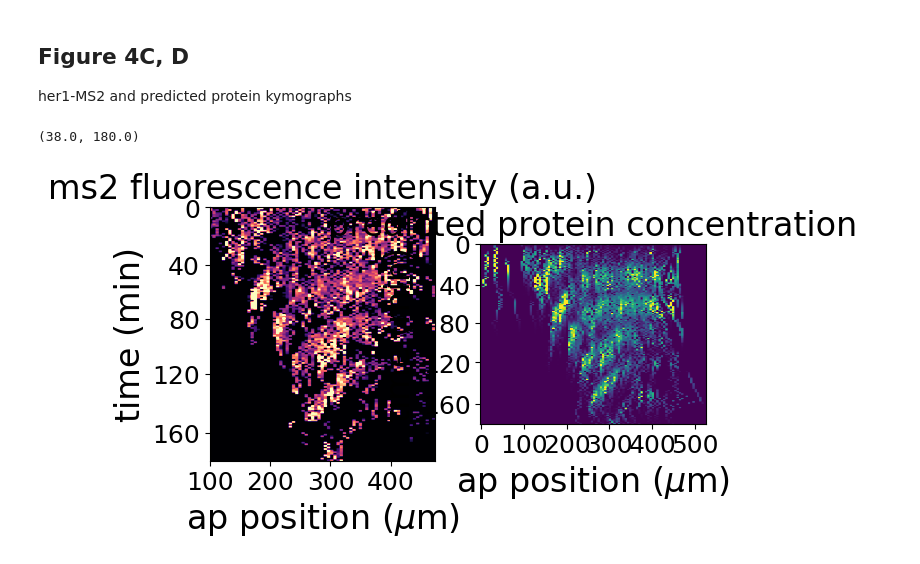
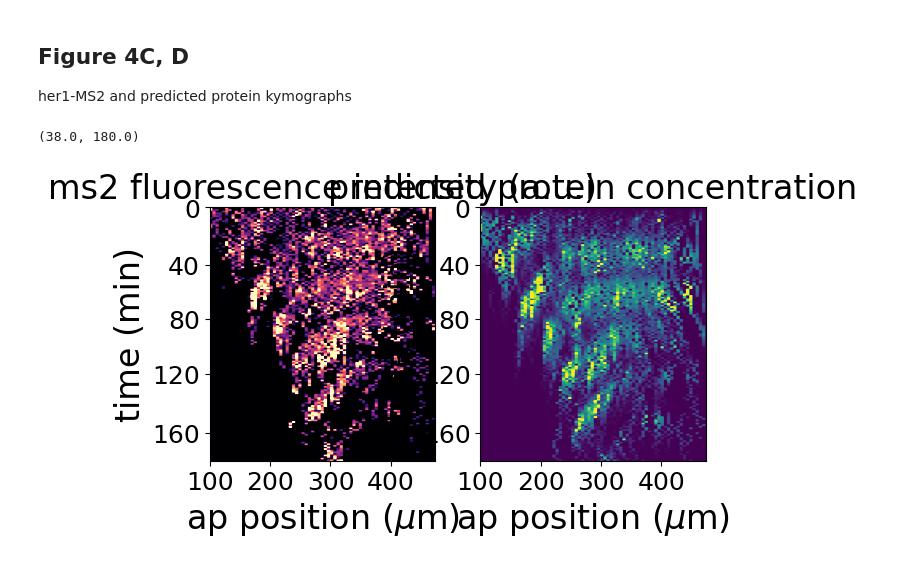
Before and after one commit to GarciaLab/zebrafish-ms2-paper, a Jupyter notebook: notebooks/Fig4.ipynb, the cells around one changed output. Drawn from its saved outputs; the diff is of its cells as text; code cells hidden in the pictures.

```diff
--- a/notebooks/Fig4.ipynb
+++ b/notebooks/Fig4.ipynb
@@ -16,10 +16,11 @@ import matplotlib.pyplot as plt
 from matplotlib import rc
 # %%
 """specify the paths to the required datasets"""
-path_to_dataset1 = "ADD_PATH_TO_DATASET1_HERE"
-path_to_non_blank_timepoints = "ADD_PATH_TO_NON_BLANK_TIMEPOINTS_HERE"
-path_to_ap_axis = "ADD_PATH_TO_AP_AXIS_HERE"
-path_to_nuclear_tracks = "ADD_PATH_TO_NUCLEAR_TRACKS_HERE"
+path_to_dataset1 = r'/home/brandon/Documents/somitogenesis/paper_1/supplemental_data_files/Supplemental_Data_File_1_Dataset_1_NEW.pkl'#"ADD_PATH_TO_DATASET1_HERE"
+path_to_non_blank_timepoints = r'/media/brandon/Data1/Somitogenesis/Dorado/non_blank_timepoints_full.pkl'#"ADD_PATH_TO_NON_BLANK_TIMEPOINTS_HERE"
+path_to_ap_axis = r'/media/brandon/Data1/Somitogenesis/Dorado/ap.pkl'#"ADD_PATH_TO_AP_AXIS_HERE"
+path_to_nuclear_tracks = r'/media/brandon/Data1/Somitogenesis/Dorado/tracks_corrected.csv'#"ADD_PATH_TO_NUCLEAR_TRACKS_HERE"
+path_to_somites = r'/media/brandon/Data1/Somitogenesis/Dorado/last_formed_somite_v2.pkl'
 # %% [markdown]
 ## Figure 4C, D
 her1-MS2 and predicted protein kymographs
@@ -50,6 +51,13 @@ tracks = pd.read_csv(path_to_nuclear_tracks)
 # correct time stamps
 with open(path_to_non_blank_timepoints,'rb') as fp:
     non_blank_timepoints = pickle.load(fp)
+
+# location of last formed somite
+with open(path_to_somites, 'rb') as f:
+    last_formed_somite = pickle.load(f)
+somites = pd.DataFrame(last_formed_somite, columns=['t', 'z', 'y', 'x'])
+somites = somites[somites.t <= 161]
+somites = get_ap_for_somites(somites, ap)
 # %%
 # apply some additional filtering to the dataframe
 filtered_df = filter_spots_by_distance_from_somite(full_df, somites, distance_thresh=-8)
@@ -126,7 +134,7 @@ kymograph = kymograph_ms2
 stretched = stretch_kymograph(kymograph, factor=factor)
 cmap = 'magma'
 
-ax1.imshow(stretched, vmin=0, vmax=0.4 * np.max(kymograph), cmap=cmap)
+ax1.imshow(stretched, vmin=0, vmax=0.25 * np.max(kymograph), cmap=cmap)
 ax = plt.gca()
 # can optionally plot location of last formed somite
 # ax1.plot(somite_aps.binned_ap * factor, somite_aps.t, marker='o',
@@ -143,33 +151,33 @@ times_to_label = [0, 40, 80, 120, 160]
 yticks = np.zeros_like(times_to_label)
 for i, t in enumerate(times_to_label):
     yticks[i] = np.where(np.abs(non_blank_timepoints - t) == np.min(np.abs(non_blank_timepoints - t)))[0][0]
 ax1.set_yticks(yticks, labels=times_to_label, fontsize=18)
 
 ax1.set_xlabel('ap position ($\mu$m)', fontsize=24)
 ax1.set_ylabel('time (min)', fontsize=24)
 ax1.set_title('ms2 fluorescence intensity (a.u.)', fontsize=24)
 ax1.set_xlim([19 * factor, 90 * factor])
 
 
 # protein
 cmap = 'viridis'
 
 kymograph = kymograph_protein
 stretched = stretch_kymograph(kymograph, factor=factor)
 
-ax2.imshow(stretched, vmin=0, vmax=0.4 * np.max(kymograph), cmap=cmap)
+ax2.imshow(stretched, vmin=0, vmax=0.35 * np.max(kymograph), cmap=cmap)
 
 # can optionally plot location of last formed somite
 #ax2.plot(somite_aps.binned_ap * factor, somite_aps.t, marker='o',
 #          markersize=12, markerfacecolor='none', markeredgecolor='r',
 #          color='none', markeredgewidth=2)
 
 ax2.set_xticks(xticks, labels=microns_to_label, fontsize=18)
 ax2.set_yticks(yticks, labels=times_to_label, fontsize=18)
 ax2.set_xlabel('ap position ($\mu$m)', fontsize=24)
 ax2.set_ylabel('time (min)', fontsize=24)
 ax2.set_title('predicted protein concentration', fontsize=24)
-ax1.set_xlim([19 * factor, 90 * factor])
+ax2.set_xlim([19 * factor, 90 * factor])
 # %% [output]
 (38.0, 180.0)
-[figure, old version]
+[figure, new version]
```
Also changed, not shown: 9 other files.
